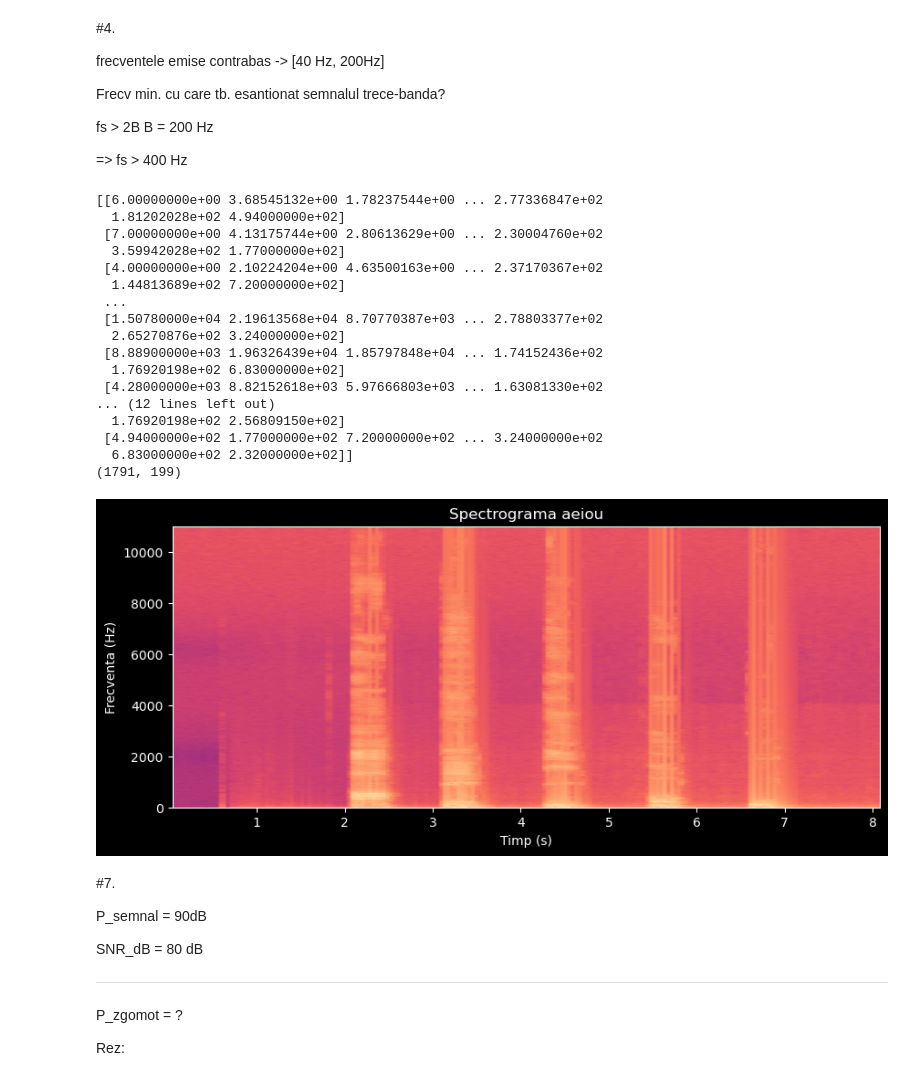
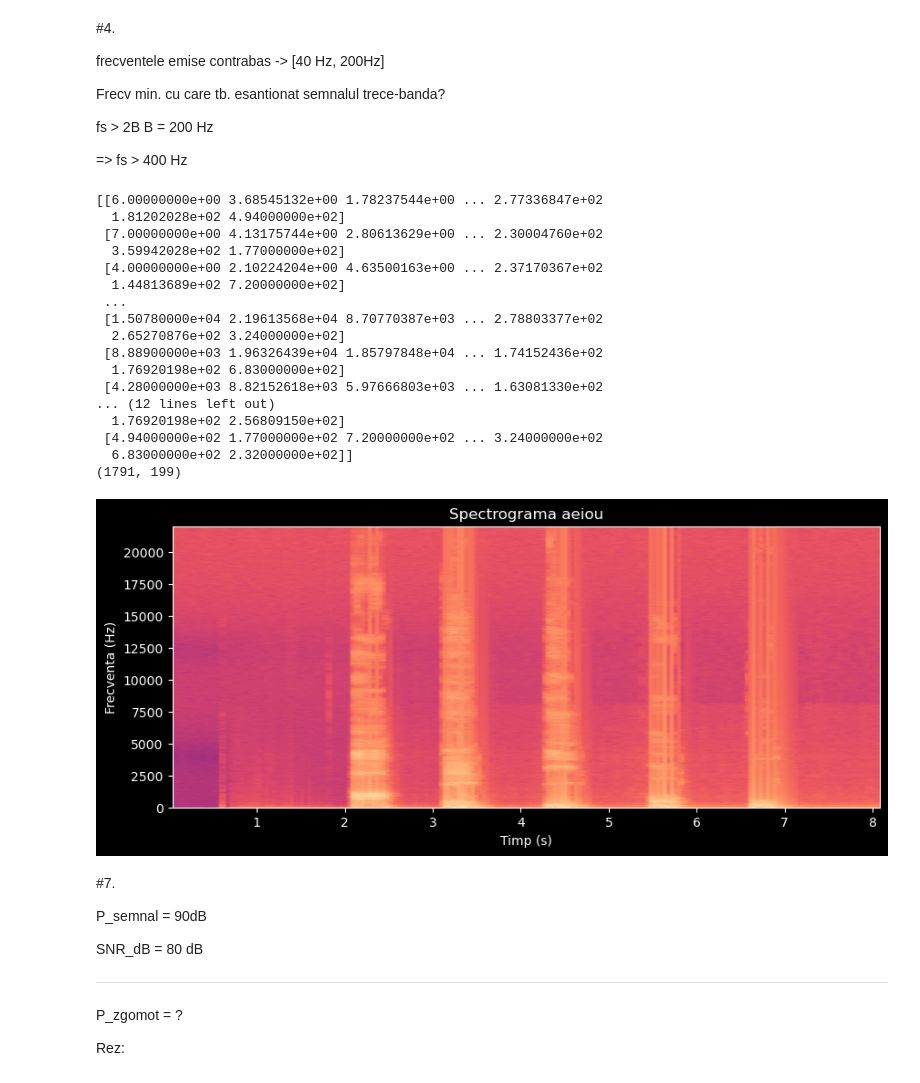
Before and after one commit to dimacul/PROCESAREA_SEMNALELOR, a Jupyter notebook: LAB 4/lab4.ipynb, the cells around one changed output. Drawn from its saved outputs; the diff is of its cells as text; code cells hidden in the pictures.

```diff
--- a/LAB 4/lab4.ipynb
+++ b/LAB 4/lab4.ipynb
@@ -267,35 +267,35 @@ timp_central = (lungime_grup//2 + idx_grup * (lungime_grup//2)) / fs
 
 
 plt.figure(figsize=(10, 4))
 plt.imshow(10 * np.log10(fft_uri + 1e-6), aspect='auto', origin='lower',
         #extent=[0, len(grupuri), 0, fs/2],
-        extent = [timp_central[0], timp_central[-1], 0, fs/4], # fs/2 e cea mai mare frecv pe care o pot prinde, dar de la fs/4 -> fs/2 = oglinda fata de prima jumatate
+        extent = [timp_central[0], timp_central[-1], 0, fs/2], # fs/2 e cea mai mare frecv pe care o pot prinde
         cmap='magma')
 # plt.ylim(0, 3000)
 plt.xlabel("Timp (s)")
 plt.ylabel("Frecventa (Hz)")
 plt.title("Spectrograma aeiou")
 plt.savefig("6_Spectograma_aeiou.pdf")
 plt.show()
 # %% [output]
 [[6.00000000e+00 3.68545132e+00 1.78237544e+00 ... 2.77336847e+02
   1.81202028e+02 4.94000000e+02]
  [7.00000000e+00 4.13175744e+00 2.80613629e+00 ... 2.30004760e+02
   3.59942028e+02 1.77000000e+02]
  [4.00000000e+00 2.10224204e+00 4.63500163e+00 ... 2.37170367e+02
   1.44813689e+02 7.20000000e+02]
  ...
  [1.50780000e+04 2.19613568e+04 8.70770387e+03 ... 2.78803377e+02
   2.65270876e+02 3.24000000e+02]
  [8.88900000e+03 1.96326439e+04 1.85797848e+04 ... 1.74152436e+02
   1.76920198e+02 6.83000000e+02]
  [4.28000000e+03 8.82152618e+03 5.97666803e+03 ... 1.63081330e+02
 ... (12 lines left out)
   1.76920198e+02 2.56809150e+02]
  [4.94000000e+02 1.77000000e+02 7.20000000e+02 ... 3.24000000e+02
   6.83000000e+02 2.32000000e+02]]
 (1791, 199)
-[figure, old version]
+[figure, new version]
 # %% [markdown]
 #7.
 
```
Also changed, not shown: 11 other files.
